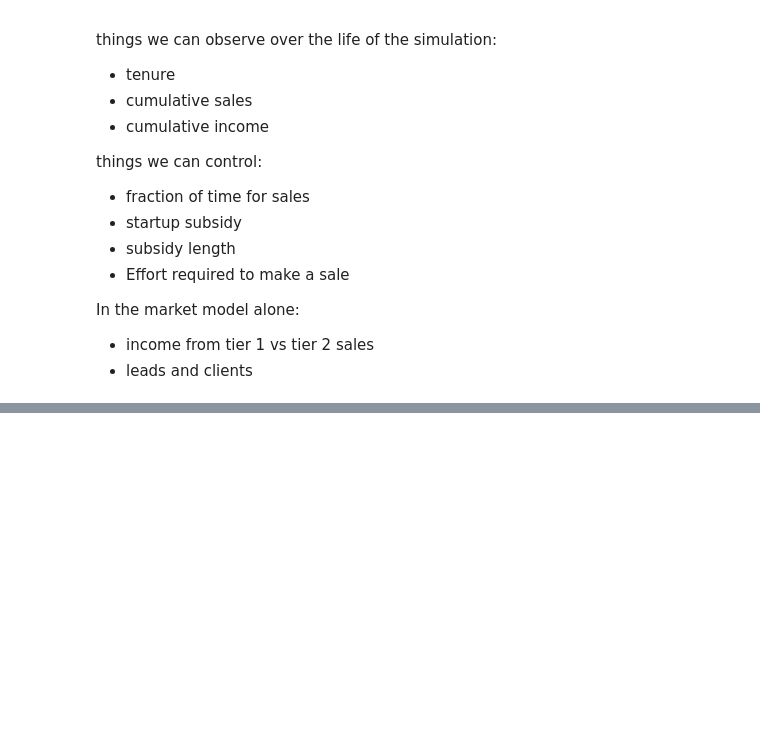
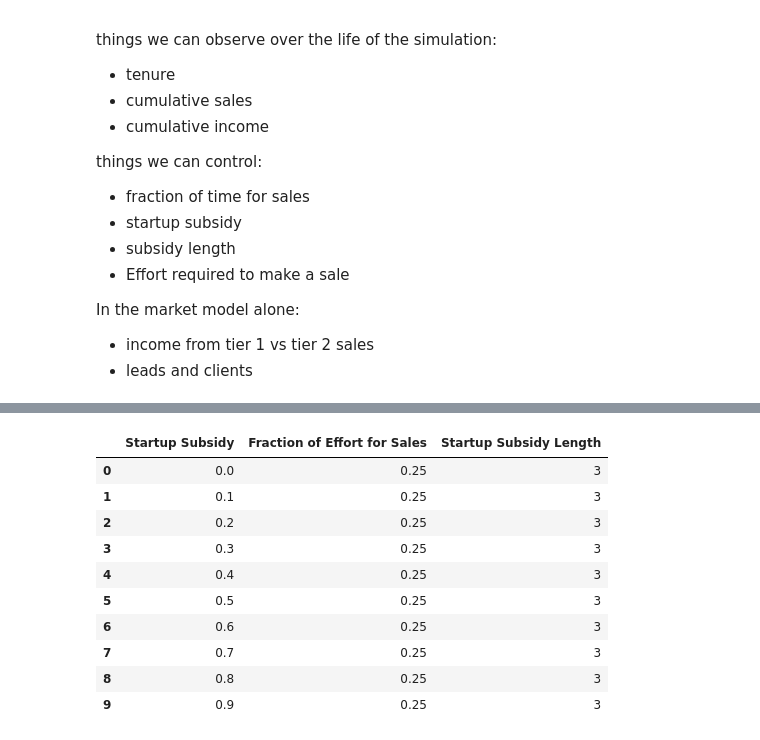
Before and after one commit to SDXorg/PySD-Cookbook, a Jupyter notebook: source/analyses/model_comparison/Designing_Experiments.ipynb, the cells around one changed output, grey strips where cells are left out. Saved outputs shown, nothing was run; the diff lists cells and outputs as text; code cells hidden in the pictures; blank space fills up the shorter version.

```diff
--- a/source/analyses/model_comparison/Designing_Experiments.ipynb
+++ b/source/analyses/model_comparison/Designing_Experiments.ipynb
@@ -173,0 +82,18 @@ for subsidy in np.arange(0,1,.1):
+# %%
+subsidy = pd.DataFrame(np.arange(0,1,.1),
+                       columns=['Startup Subsidy'])
+subsidy['Fraction of Effort for Sales'] = .25
+subsidy['Startup Subsidy Length'] = 3
+subsidy
+# %% [output]
+|  | Startup Subsidy | Fraction of Effort for Sales | Startup Subsidy Length |
+| 0 | 0.0 | 0.25 | 3 |
+| 1 | 0.1 | 0.25 | 3 |
+| 2 | 0.2 | 0.25 | 3 |
+| 3 | 0.3 | 0.25 | 3 |
+| 4 | 0.4 | 0.25 | 3 |
+| 5 | 0.5 | 0.25 | 3 |
+| 6 | 0.6 | 0.25 | 3 |
+| 7 | 0.7 | 0.25 | 3 |
+| 8 | 0.8 | 0.25 | 3 |
+| 9 | 0.9 | 0.25 | 3 |
```
Also changed, not shown: parts of 22 cells of this notebook, 20 other files.
